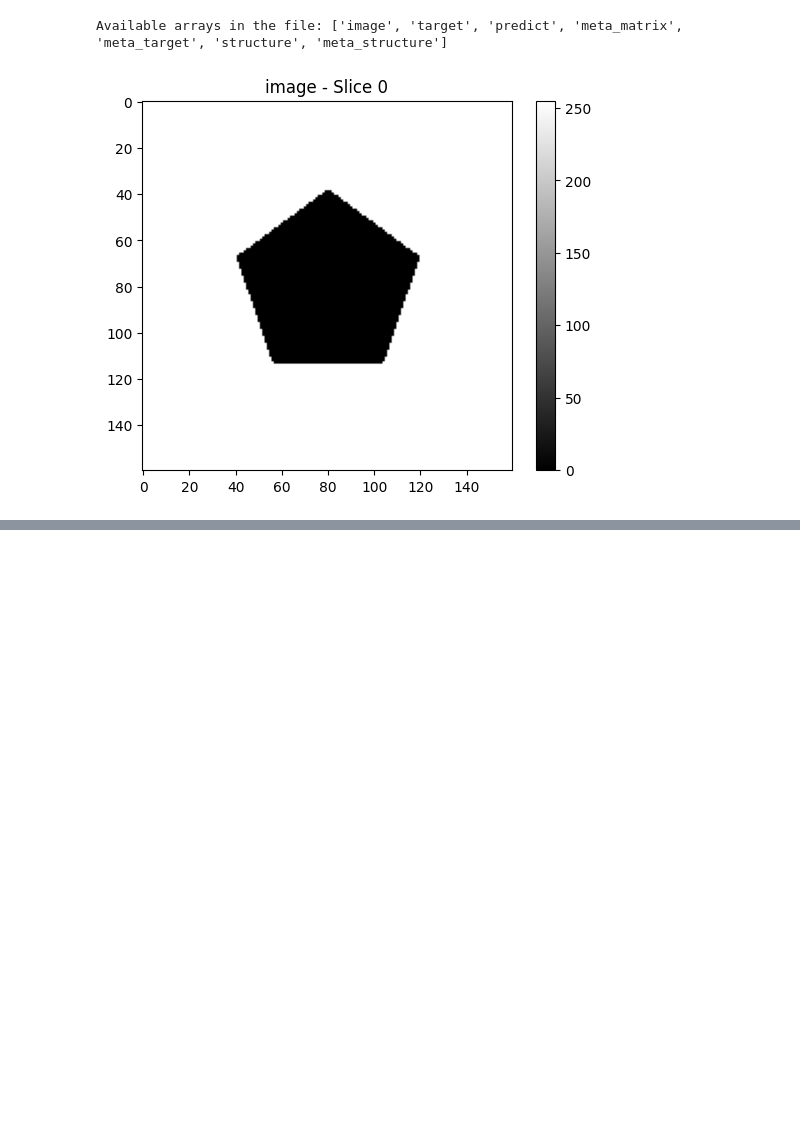
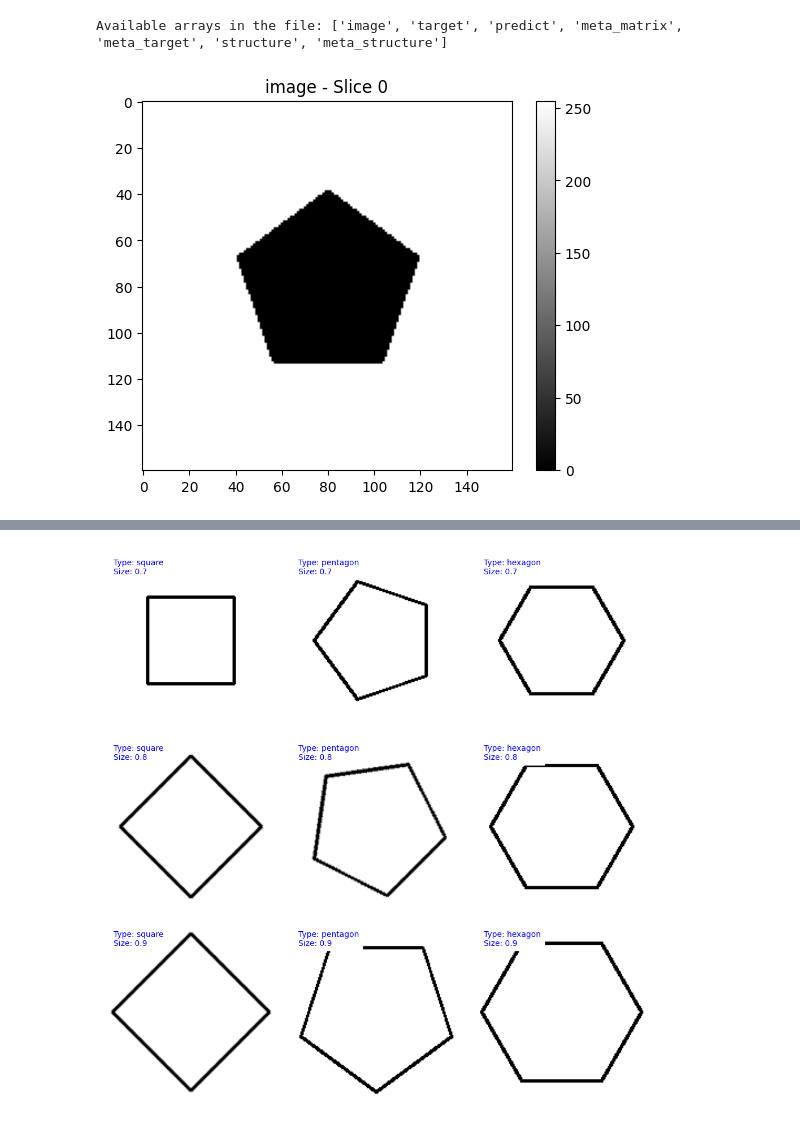
Before and after one commit to andylee024/raven-cvpr, a Jupyter notebook: notebooks/visualize_notebook.ipynb, the cells around one changed output, grey strips where cells are left out. Drawn from its saved outputs; the diff is of its cells as text; code cells hidden in the pictures; blank space fills up the shorter version.

```diff
--- a/notebooks/visualize_notebook.ipynb
+++ b/notebooks/visualize_notebook.ipynb
@@ -34,0 +177,78 @@ Available arrays in the file: ['image', 'target', 'predict', 'meta_matrix', 'met
+# %%
+import sys
+import os
+sys.path.append('/Users/andylee/Projects/raven-cvpr/src/dataset')
+
+from const import IMAGE_SIZE
+from Attribute import Number, Position, Type, Uniformity
+from AoT import Root, Structure, Component, Layout, Entity
+from Rule import Progression
+from rendering import render_panel
+from build_tree import build_center_single
+import matplotlib.pyplot as plt
+import numpy as np
+import copy
+
+def create_raven_matrix():
+    # Function to create a fully initialized panel with entity
+    def create_panel_with_entity(type_level, size_level):
+        panel = build_center_single()
+        panel.is_pg = True
+
+        # Access the structure elements
+        structure = panel.children[0]
+        component = structure.children[0]
+        layout = component.children[0]
+
+        # Setup position and number
+        layout.number.value_level = 0  # One entity
+        layout.position.sample(1)
+        position_values = layout.position.get_value()
+
+        # Create entity with specified attributes
+        entity = Entity(name="0", bbox=position_values[0], entity_constraint=layout.entity_constraint)
+        entity.type.value_level = type_level
+        entity.size.value_level = size_level
+        entity.color.value_level = 0  # Black
+        layout.insert(entity)
+
+        return panel
+
+    # First, create all panels manually to ensure they have the right structure
+    panels = []
+
+    # Define the attribute progression
+    type_levels = [2, 3, 4]  # Triangle, Square, Circle
+    size_levels = [3, 4, 5]  # Small, Medium, Large
+
+    # Create all 9 panels with the right attribute combinations
+    for row in range(3):
+        row_panels = []
+        for col in range(3):
+            panel = create_panel_with_entity(type_levels[col], size_levels[row])
+            row_panels.append(panel)
+        panels.append(row_panels)
+
+    # Render the 3x3 matrix (using our manually created panels)
+    fig, axs = plt.subplots(3, 3, figsize=(10, 10))
+
+    for i in range(3):
+        for j in range(3):
+            panel_img = render_panel(panels[i][j])
+            axs[i, j].imshow(panel_img, cmap='gray')
+            axs[i, j].axis('off')
+
+            # Label the attributes
+            entity = panels[i][j].children[0].children[0].children[0].children[0]
+            type_value = entity.type.get_value()
+            size_value = entity.size.get_value()
+            attr_text = f"Type: {type_value}\nSize: {size_value}"
+            axs[i, j].text(10, 20, attr_text, color='blue', backgroundcolor='white')
+
+    plt.tight_layout()
+    plt.show()
+
+# Run the example
+create_raven_matrix()
+# %% [output]
+[figure, added]
```
Also changed, not shown: parts of 13 cells of this notebook.
